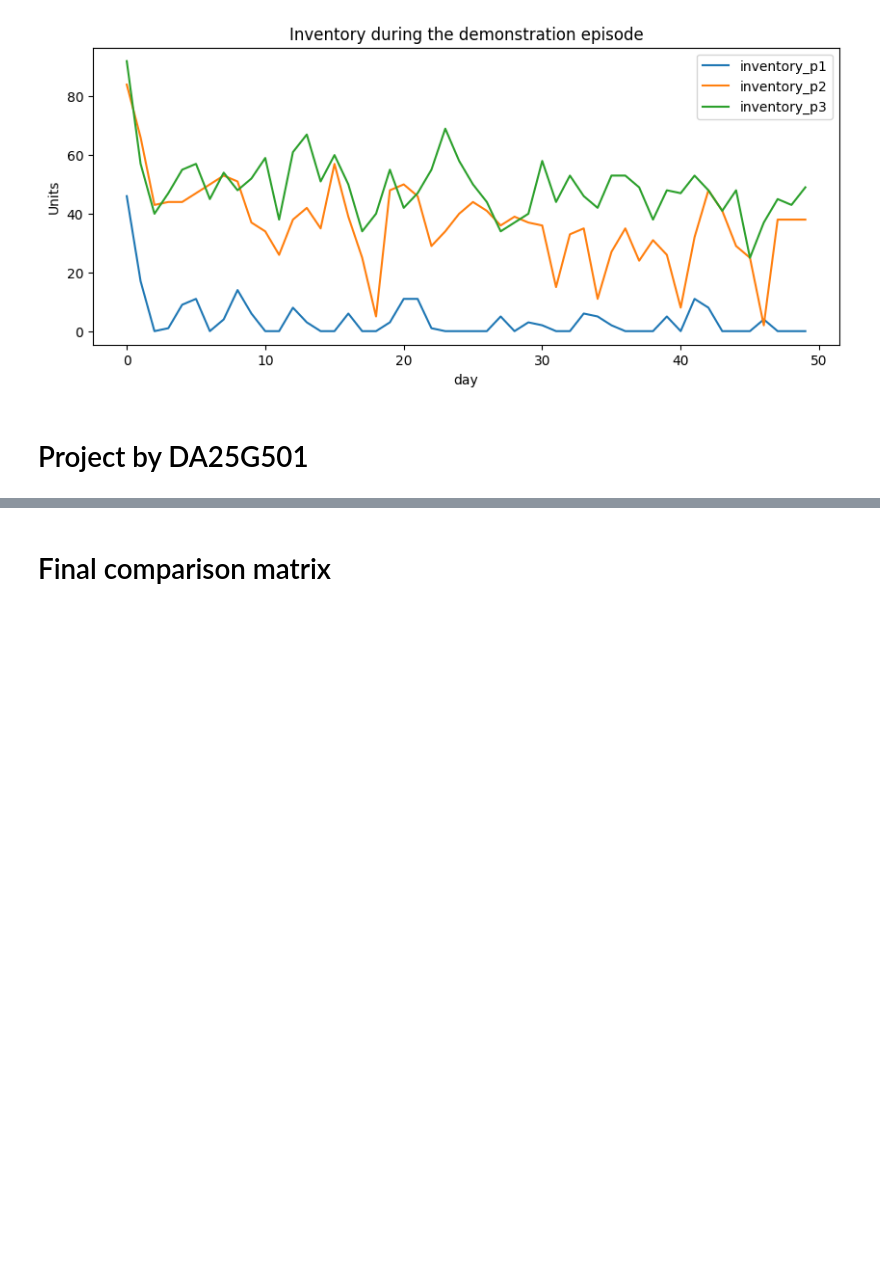
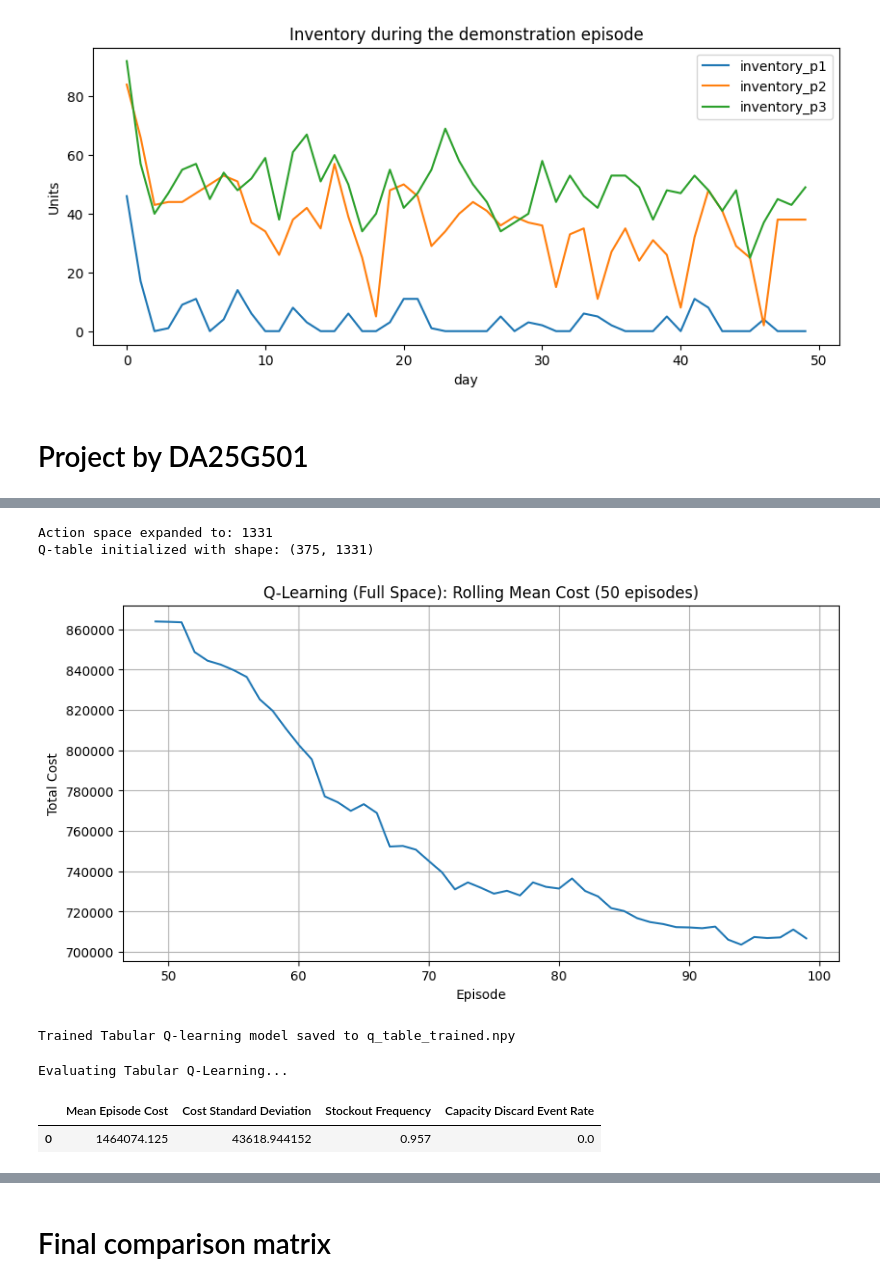
Before and after one commit to aditi-govindu/DA6002W_end_term_project, a Jupyter notebook: DA25G501_ORL_end_term_project.ipynb, the cells around one changed output, grey strips where cells are left out. Drawn from its saved outputs; the diff is of its cells as text; code cells hidden in the pictures; blank space fills up the shorter version.

```diff
--- a/DA25G501_ORL_end_term_project.ipynb
+++ b/DA25G501_ORL_end_term_project.ipynb
@@ -2673,0 +562,16 @@ Recommended quantities for dummy observation: [90, 90, 30]
+# %%
+# Expanded action space: Use all 1331 combinations instead of heuristics
+NUM_PRODUCTS = 3
+NUM_CHOICES_PER_PRODUCT = 11  # 0 to 100 in steps of 10
+NUM_TOTAL_ACTIONS = NUM_CHOICES_PER_PRODUCT ** NUM_PRODUCTS  # 1331
+
+# Updated Q-table initialization for the full action space
+# State space based on Inventory Position binning: 5 * 5 * 5 * 3 = 375 states
+NUM_DISCRETE_STATES = 375
+full_q_table = np.zeros((NUM_DISCRETE_STATES, NUM_TOTAL_ACTIONS))
+
+print(f"Action space expanded to: {NUM_TOTAL_ACTIONS}")
+print(f"Q-table initialized with shape: {full_q_table.shape}")
+# %% [output]
+Action space expanded to: 1331
+Q-table initialized with shape: (375, 1331)
@@ -2673,0 +645,57 @@ Recommended quantities for dummy observation: [90, 90, 30]
+# %%
+# @title Execute Q-Learning Training (Full Action Space)
+training_env_full = IndustrialInventoryEnv(
+    student_config=student_config,
+    scenario_mode='random',
+    domain_randomization=True,
+)
+
+# Run training with the 1331-action table
+# Using the full_q_table defined in cell 4f7f634f
+trained_full_q_table, full_costs = train_q_learning_full_space(
+    env=training_env_full,
+    q_table=full_q_table,
+    num_episodes=TRAINING_EPISODES,
+    alpha=ALPHA,
+    gamma=GAMMA,
+    epsilon=EPSILON,
+    epsilon_decay=EPSILON_DECAY,
+    min_epsilon=MIN_EPSILON,
+)
+
+# Visualize convergence
+plt.figure(figsize=(10, 5))
+plt.plot(pd.Series(full_costs).rolling(window=50).mean())
+plt.title('Q-Learning (Full Space): Rolling Mean Cost (50 episodes)')
+plt.xlabel('Episode')
+plt.ylabel('Total Cost')
+plt.grid(True)
+plt.show()
+# %% [output]
+[figure, added]
+# %%
+# @title Saving Q-learning model
+model_path = 'q_table_trained.npy'
+np.save(model_path, trained_full_q_table)
+print(f"Trained Tabular Q-learning model saved to {model_path}")
+# %% [output]
+Trained Tabular Q-learning model saved to q_table_trained.npy
+# %%
+# @title Evaluate Q-learning
+def q_learning_policy(observation: dict) -> list[int]:
+    'Return order quantities for Products 1, 2 and 3 using the trained Tabular Q-Learning policy.'
+    state = discrete_state_aggregation(observation)
+    action_idx = np.argmax(trained_full_q_table[state, :])
+    multi_discrete_action = map_action_index_to_multi_discrete(action_idx)
+    quantities = action_index_to_quantity(multi_discrete_action)
+    return quantities
+
+
+# Evaluate the Tabular Q-Learning policy
+print('Evaluating Tabular Q-Learning...')
+q_learning_results = evaluate_policy(q_learning_policy, student_config)
+display(q_learning_results)
+# %% [output]
+Evaluating Tabular Q-Learning...
+|  | Mean Episode Cost | Cost Standard Deviation | Stockout Frequency | Capacity Discard Event Rate |
+| 0 | 1464074.125 | 43618.944152 | 0.957 | 0.0 |
```
Also changed, not shown: parts of 84 cells of this notebook.
